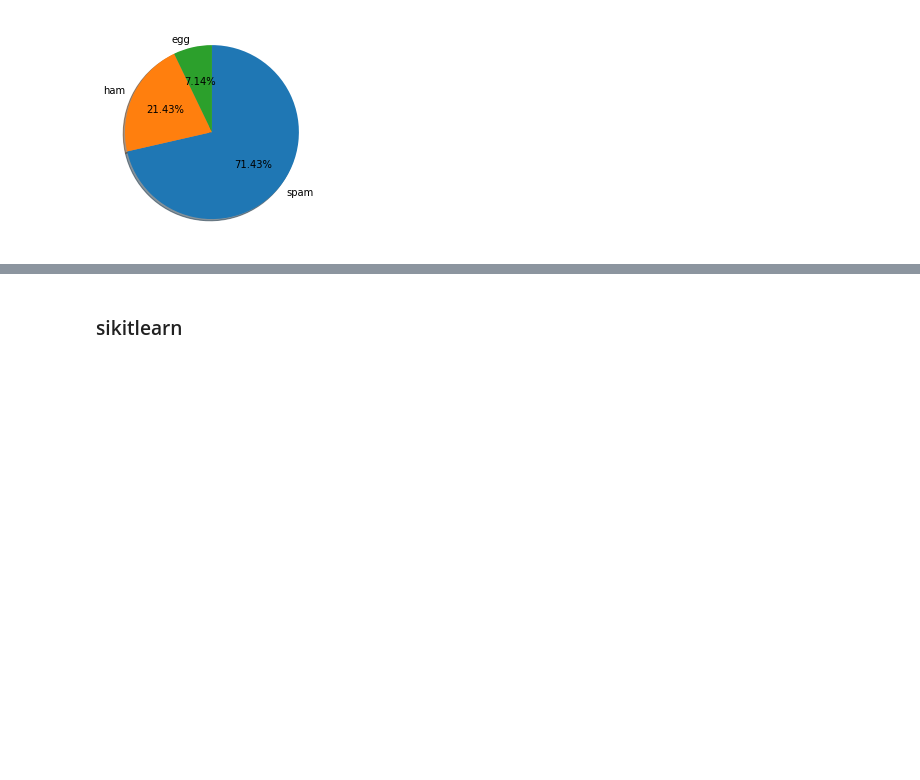
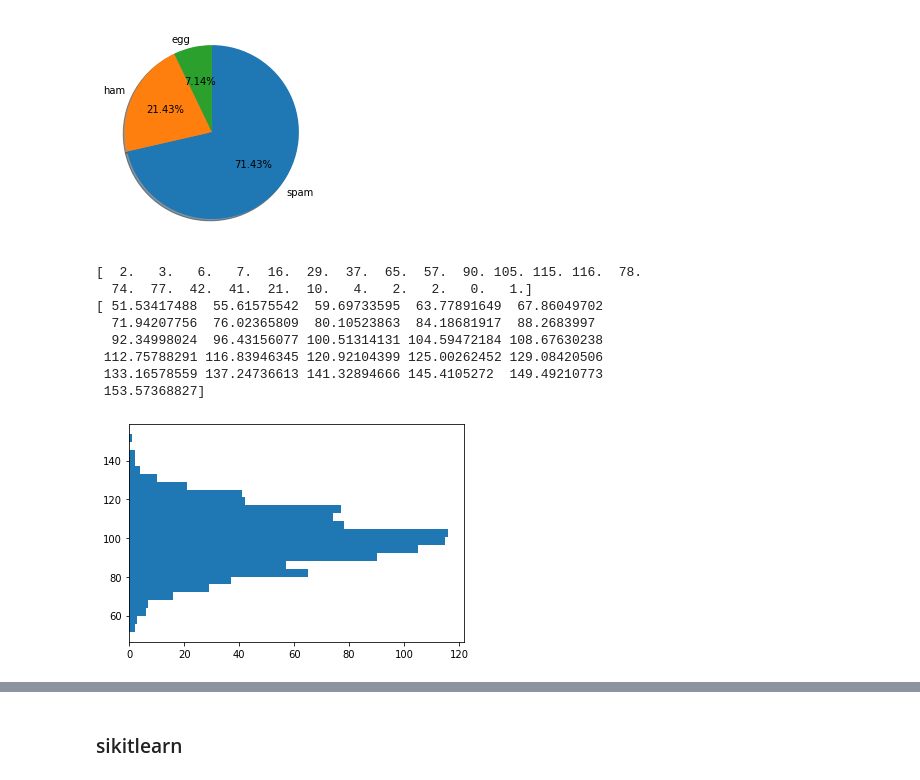
Before and after one commit to GitHiru/ml_academic, a Jupyter notebook: various/offline/books/python-data-analytis/04_liblary.ipynb, the cells around one changed output, grey strips where cells are left out. Cells and saved outputs as stored; diff of their text form; code cells hidden in the pictures; blank space fills up the shorter version.

```diff
--- a/various/offline/books/python-data-analytis/04_liblary.ipynb
+++ b/various/offline/books/python-data-analytis/04_liblary.ipynb
@@ -235,3 +272,25 @@ ax.pie(x, labels=labels, startangle=90, counterclock=False, shadow=True, autopct
 plt.show()
 # %% [output]
 [figure]
+# %%
+import matplotlib.pyplot as plt
+import numpy as np
+np.random.seed(123)
+mu = 100
+sigma = 15
+x = np.random.normal(mu, sigma, 1000)
+fig, ax = plt.subplots()
+
+n, bins, patches = ax.hist(x, bins=25, orientation="horizontal")
+print(n)
+print(bins)
+# %% [output]
+[  2.   3.   6.   7.  16.  29.  37.  65.  57.  90. 105. 115. 116.  78.
+  74.  77.  42.  41.  21.  10.   4.   2.   2.   0.   1.]
+[ 51.53417488  55.61575542  59.69733595  63.77891649  67.86049702
+  71.94207756  76.02365809  80.10523863  84.18681917  88.2683997
+  92.34998024  96.43156077 100.51314131 104.59472184 108.67630238
+ 112.75788291 116.83946345 120.92104399 125.00262452 129.08420506
+ 133.16578559 137.24736613 141.32894666 145.4105272  149.49210773
+ 153.57368827]
+[figure, added]
```
Also changed, not shown: parts of 23 cells of this notebook, 1 other file.
